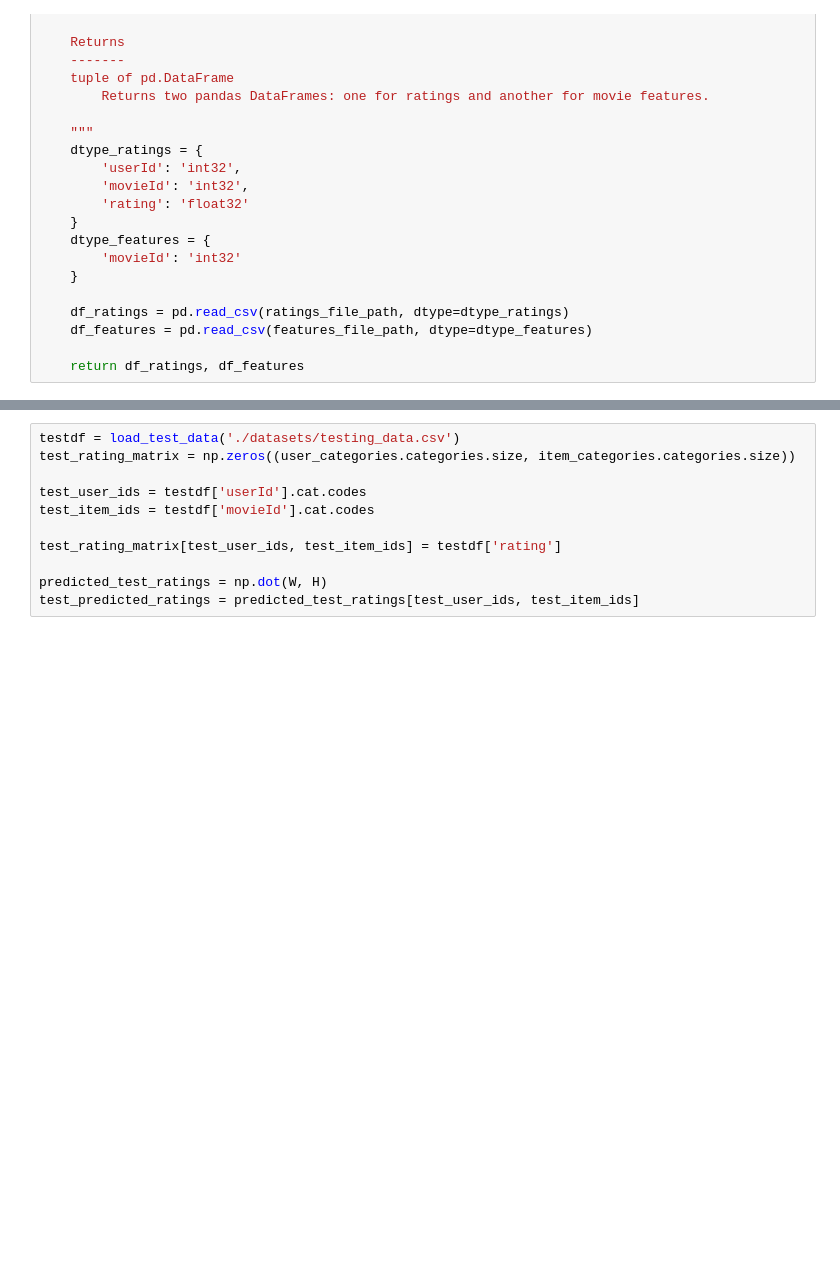
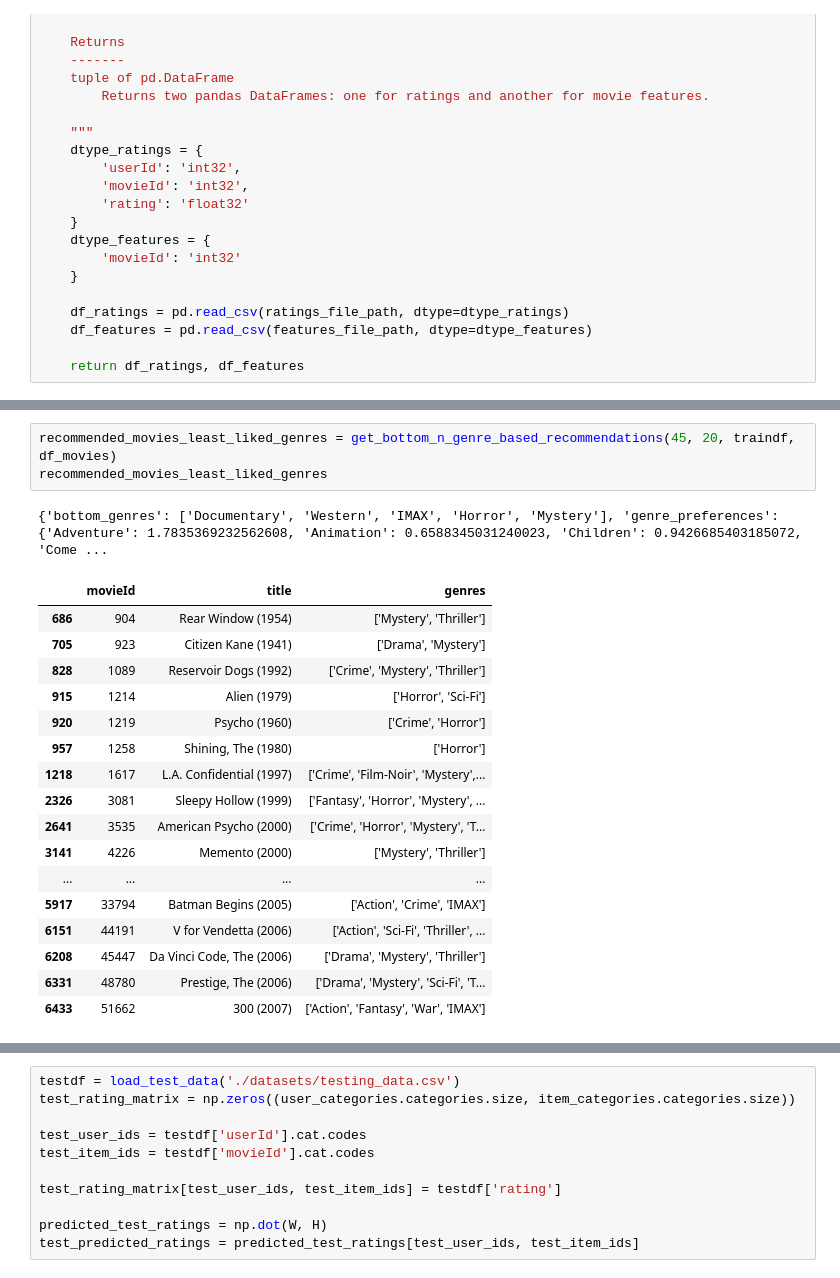
Before and after one commit to sevketoksuz/Movie-Recommendation-Systems, a Jupyter notebook: Hybrid.ipynb, the cells around one changed output, grey strips where cells are left out. Drawn from its saved outputs; the diff is of its cells as text; blank space fills up the shorter version.

```diff
--- a/Hybrid.ipynb
+++ b/Hybrid.ipynb
@@ -302,0 +420,22 @@ def load_test_data(test_file_path):
+# %%
+recommended_movies_least_liked_genres = get_bottom_n_genre_based_recommendations(45, 20, traindf, df_movies)
+recommended_movies_least_liked_genres
+# %% [output]
+{'bottom_genres': ['Documentary', 'Western', 'IMAX', 'Horror', 'Mystery'], 'genre_preferences': {'Adventure': 1.7835369232562608, 'Animation': 0.6588345031240023, 'Children': 0.9426685403185072, 'Come ...
+|  | movieId | title | genres |
+| 686 | 904 | Rear Window (1954) | ['Mystery', 'Thriller'] |
+| 705 | 923 | Citizen Kane (1941) | ['Drama', 'Mystery'] |
+| 828 | 1089 | Reservoir Dogs (1992) | ['Crime', 'Mystery', 'Thriller'] |
+| 915 | 1214 | Alien (1979) | ['Horror', 'Sci-Fi'] |
+| 920 | 1219 | Psycho (1960) | ['Crime', 'Horror'] |
+| 957 | 1258 | Shining, The (1980) | ['Horror'] |
+| 1218 | 1617 | L.A. Confidential (1997) | ['Crime', 'Film-Noir', 'Mystery',... |
+| 2326 | 3081 | Sleepy Hollow (1999) | ['Fantasy', 'Horror', 'Mystery', ... |
+| 2641 | 3535 | American Psycho (2000) | ['Crime', 'Horror', 'Mystery', 'T... |
+| 3141 | 4226 | Memento (2000) | ['Mystery', 'Thriller'] |
+| ... | ... | ... | ... |
+| 5917 | 33794 | Batman Begins (2005) | ['Action', 'Crime', 'IMAX'] |
+| 6151 | 44191 | V for Vendetta (2006) | ['Action', 'Sci-Fi', 'Thriller', ... |
+| 6208 | 45447 | Da Vinci Code, The (2006) | ['Drama', 'Mystery', 'Thriller'] |
+| 6331 | 48780 | Prestige, The (2006) | ['Drama', 'Mystery', 'Sci-Fi', 'T... |
+| 6433 | 51662 | 300 (2007) | ['Action', 'Fantasy', 'War', 'IMAX'] |
```
Also changed, not shown: parts of 49 cells of this notebook, 1 other file.
